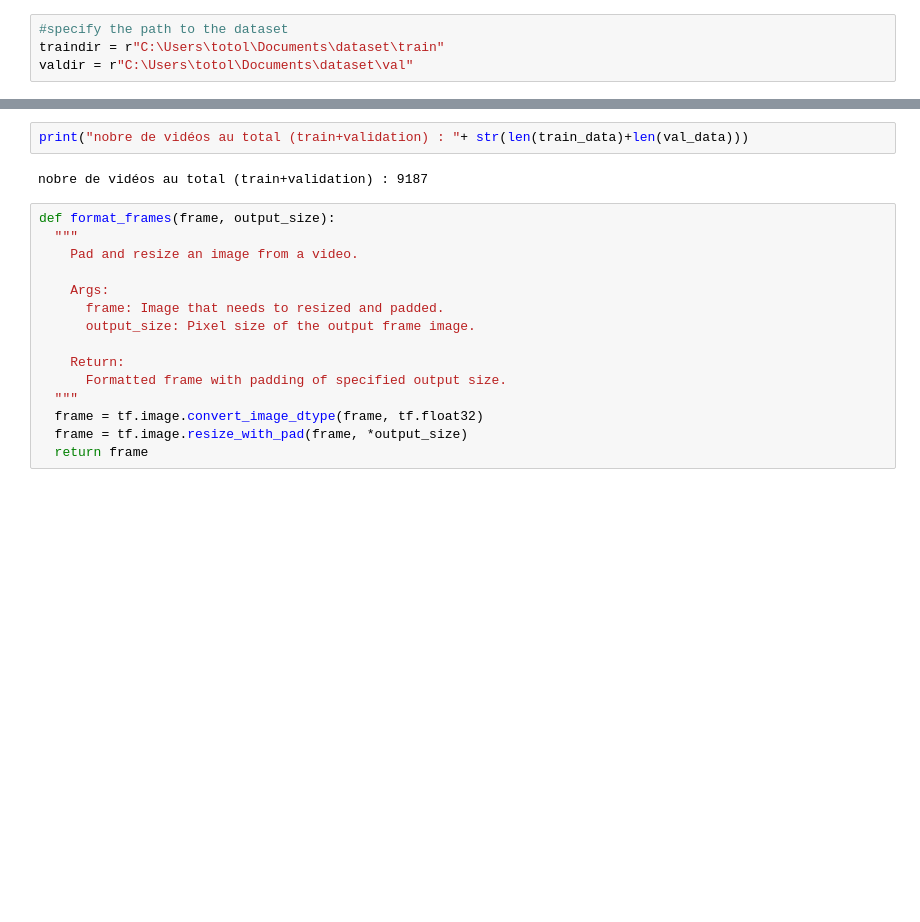
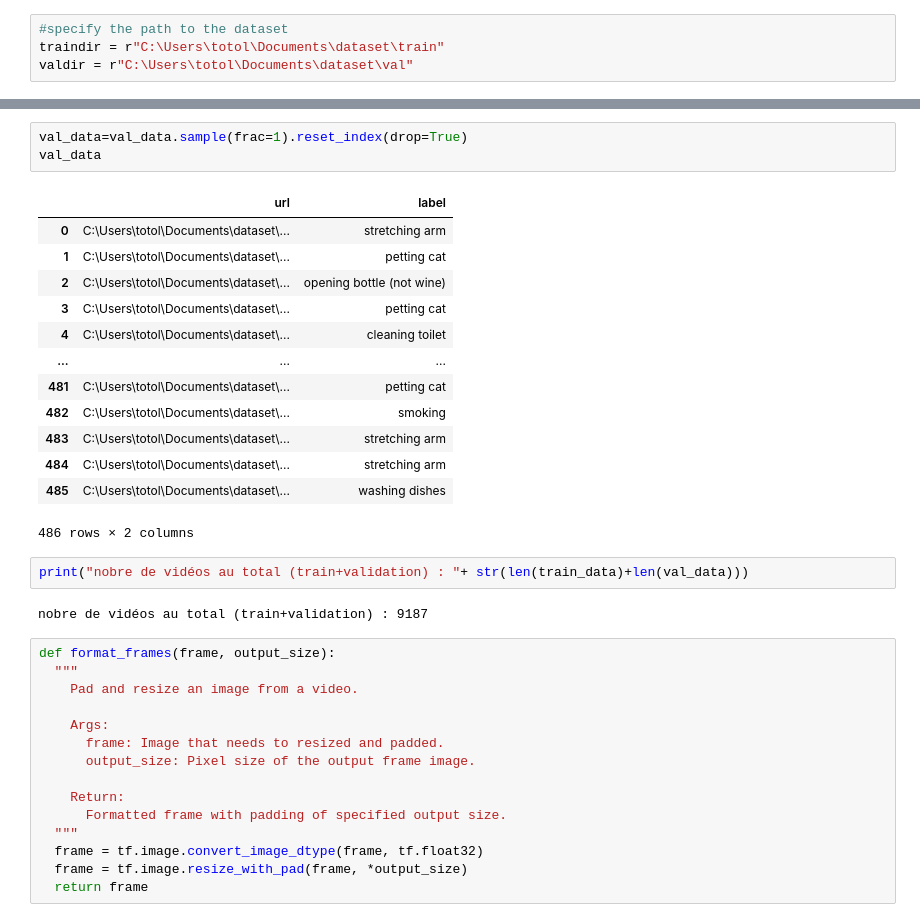
Before and after one commit to cc-ca/Human_action_understanding, a Jupyter notebook: prepare.ipynb, the cells around one changed output, grey strips where cells are left out. Saved outputs shown, nothing was run; the diff lists cells and outputs as text; blank space fills up the shorter version.

```diff
--- a/prepare.ipynb
+++ b/prepare.ipynb
@@ -58,3 +100,20 @@ val_data
+# %%
+val_data=val_data.sample(frac=1).reset_index(drop=True)
+val_data
+# %% [output]
+|  | url | label |
+| 0 | C:\Users\totol\Documents\dataset\... | stretching arm |
+| 1 | C:\Users\totol\Documents\dataset\... | petting cat |
+| 2 | C:\Users\totol\Documents\dataset\... | opening bottle (not wine) |
+| 3 | C:\Users\totol\Documents\dataset\... | petting cat |
+| 4 | C:\Users\totol\Documents\dataset\... | cleaning toilet |
+| ... | ... | ... |
+| 481 | C:\Users\totol\Documents\dataset\... | petting cat |
+| 482 | C:\Users\totol\Documents\dataset\... | smoking |
+| 483 | C:\Users\totol\Documents\dataset\... | stretching arm |
+| 484 | C:\Users\totol\Documents\dataset\... | stretching arm |
+| 485 | C:\Users\totol\Documents\dataset\... | washing dishes |
+486 rows × 2 columns
 # %%
 print("nobre de vidéos au total (train+validation) : "+ str(len(train_data)+len(val_data)))
 # %% [output]
```
Also changed, not shown: parts of 13 cells of this notebook, 2 other files.
